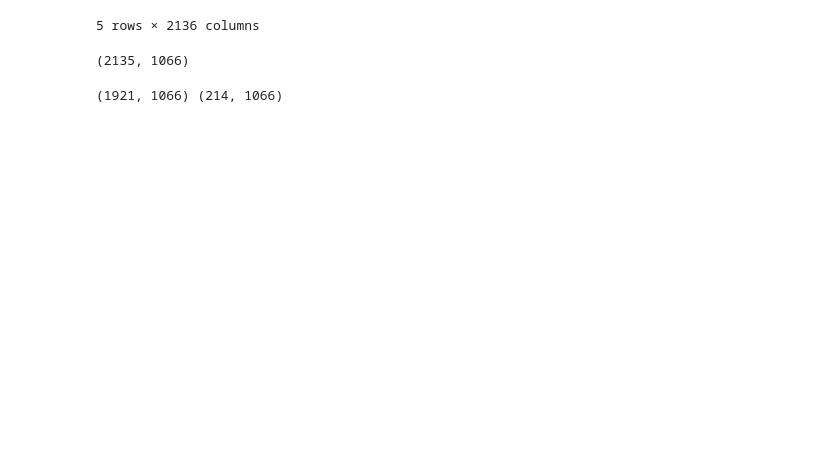
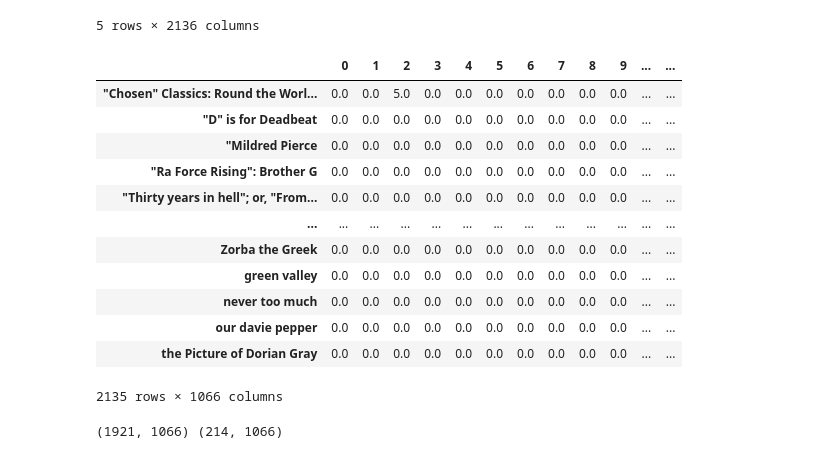
Before and after one commit to lukedrichard/BHTRecommenderProject, a Jupyter notebook: Recommender_Autoencoder.ipynb, the cells around one changed output. Cells and saved outputs as stored; diff of their text form; code cells hidden in the pictures; blank space fills up the shorter version.

```diff
--- a/Recommender_Autoencoder.ipynb
+++ b/Recommender_Autoencoder.ipynb
@@ -24,15 +24,27 @@ ratings_df.head()
 # %%
 #replace missing ratings with Nan
 ratings_df.fillna(0, inplace=True)
 #save user and title information
 users = ratings_df['User_id']
-titles = ratings_df.columns[1:]
-#matrix to be passed to the autoencoder
-ratings_matrix = ratings_df.drop('User_id',axis=1).values
-#transpose to make item based matrix
-ratings_matrix = ratings_matrix.T
-ratings_matrix.shape
+all_titles = ratings_df.columns[1:]
+#drop user column
+ratings_df = ratings_df.drop('User_id', axis=1)
+#transpose to item based matrix
+ratings_df = ratings_df.T
+ratings_df
 # %% [output]
+|  | 0 | 1 | 2 | 3 | 4 | 5 | 6 | 7 | 8 | 9 | ... | ... |
+| "Chosen" Classics: Round the Worl... | 0.0 | 0.0 | 5.0 | 0.0 | 0.0 | 0.0 | 0.0 | 0.0 | 0.0 | 0.0 | ... | ... |
+| "D" is for Deadbeat | 0.0 | 0.0 | 0.0 | 0.0 | 0.0 | 0.0 | 0.0 | 0.0 | 0.0 | 0.0 | ... | ... |
+| "Mildred Pierce | 0.0 | 0.0 | 0.0 | 0.0 | 0.0 | 0.0 | 0.0 | 0.0 | 0.0 | 0.0 | ... | ... |
+| "Ra Force Rising": Brother G | 0.0 | 0.0 | 0.0 | 0.0 | 0.0 | 0.0 | 0.0 | 0.0 | 0.0 | 0.0 | ... | ... |
+| "Thirty years in hell"; or, "From... | 0.0 | 0.0 | 0.0 | 0.0 | 0.0 | 0.0 | 0.0 | 0.0 | 0.0 | 0.0 | ... | ... |
+| ... | ... | ... | ... | ... | ... | ... | ... | ... | ... | ... | ... | ... |
+| Zorba the Greek | 0.0 | 0.0 | 0.0 | 0.0 | 0.0 | 0.0 | 0.0 | 0.0 | 0.0 | 0.0 | ... | ... |
+| green valley | 0.0 | 0.0 | 0.0 | 0.0 | 0.0 | 0.0 | 0.0 | 0.0 | 0.0 | 0.0 | ... | ... |
+| never too much | 0.0 | 0.0 | 0.0 | 0.0 | 0.0 | 0.0 | 0.0 | 0.0 | 0.0 | 0.0 | ... | ... |
+| our davie pepper | 0.0 | 0.0 | 0.0 | 0.0 | 0.0 | 0.0 | 0.0 | 0.0 | 0.0 | 0.0 | ... | ... |
+| the Picture of Dorian Gray | 0.0 | 0.0 | 0.0 | 0.0 | 0.0 | 0.0 | 0.0 | 0.0 | 0.0 | 0.0 | ... | ... |
-(2135, 1066)
+2135 rows × 1066 columns
 # %%
 #train test split
```
Also changed, not shown: parts of 16 cells of this notebook.
